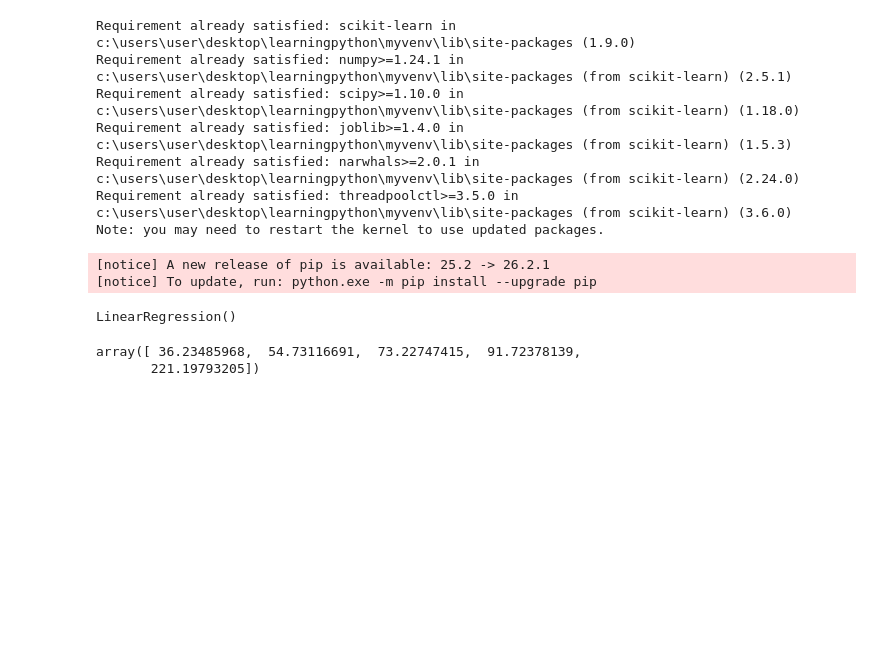
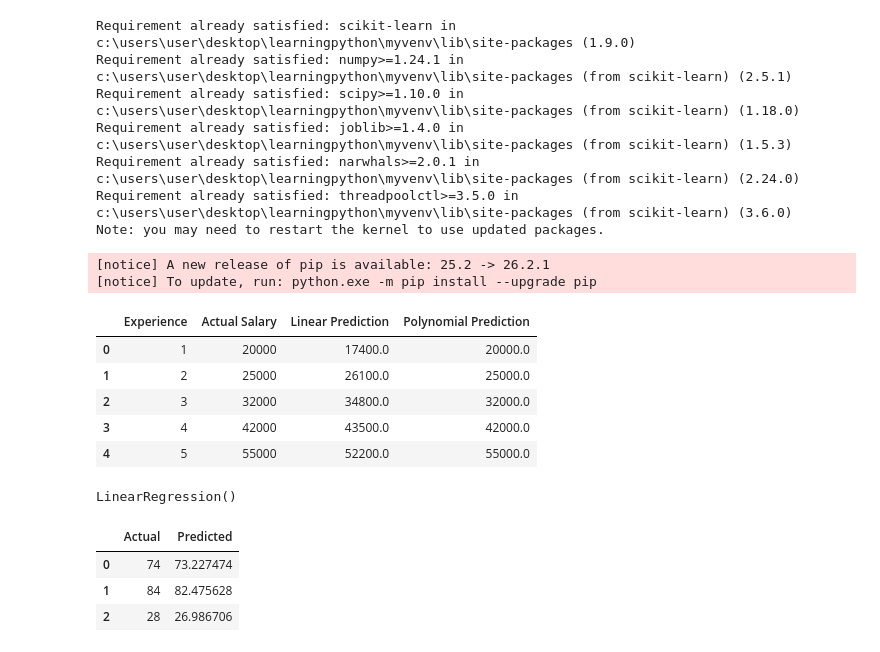
Before and after one commit to maheshbasnet089/AI-UDAAN-SERIES, a Jupyter notebook: regression.ipynb, the cells around one changed output. Saved outputs shown, nothing was run; the diff lists cells and outputs as text; code cells hidden in the pictures; blank space fills up the shorter version.

```diff
--- a/regression.ipynb
+++ b/regression.ipynb
@@ -20,3 +21,39 @@ from sklearn.model_selection import train_test_split
+# %%
+df = pd.DataFrame({
+    "Experience" : [1,2,3,4,5],
+    "Salary" : [20000,25000,32000,42000,55000]
+})
+X = df[["Experience"]]
+y = df["Salary"]
+linear_model = LinearRegression()
+linear_model.fit(X,y)
+linear_predict = linear_model.predict(X)
+#y = 8700 + 8700x
+
+poly = PolynomialFeatures(
+    degree = 4,
+    include_bias=False
+)
+X_poly = poly.fit_transform(X)
+poly_model = LinearRegression()
+poly_model.fit(X_poly,y)
+
+poly_predict = poly_model.predict(X_poly)
+poly_predict
+comparision = pd.DataFrame({
+    "Experience" : df["Experience"],
+    "Actual Salary" : y,
+    "Linear Prediction" : linear_predict,
+    "Polynomial Prediction" : poly_predict
+})
+comparision
+# %% [output]
+|  | Experience | Actual Salary | Linear Prediction | Polynomial Prediction |
+| 0 | 1 | 20000 | 17400.0 | 20000.0 |
+| 1 | 2 | 25000 | 26100.0 | 25000.0 |
+| 2 | 3 | 32000 | 34800.0 | 32000.0 |
+| 3 | 4 | 42000 | 43500.0 | 42000.0 |
+| 4 | 5 | 55000 | 52200.0 | 55000.0 |
 # %%
 df = pd.read_csv("datasets/student_multiple_features.csv")
 df["Attendance"] = pd.to_numeric(df["Attendance"],errors="coerce")
@@ -72,25 +109,27 @@ X_train, X_test, Y_train, Y_test = train_test_split(X,Y,test_size=0.2,random_sta
 model = LinearRegression()
 model.fit(X_train,Y_train)
 
-# predicted_Y = model.predict(X_test)
+predicted_Y = model.predict(X_test)
 
 
-# comparision = pd.DataFrame({
-#     "Actual" : Y_test,
-#     "Predicted" : predicted_Y
-# })
-# comparision
+comparision = pd.DataFrame({
+    "Actual" : Y_test,
+    "Predicted" : predicted_Y
+})
+comparision
 # # X_test
 
-new_students = np.array([
-    [2],
-    [4],
-    [6],
-    [8],
-    [22]
-])
-marks_prediction = model.predict(new_students)
-marks_prediction
+# new_students = np.array([
+#     [2],
+#     [4],
+#     [6],
+#     [8],
+#     [22]
+# ])
+# marks_prediction = model.predict(new_students)
+# marks_prediction
 # %% [output]
-array([ 36.23485968,  54.73116691,  73.22747415,  91.72378139,
-       221.19793205])
+|  | Actual | Predicted |
+| 0 | 74 | 73.227474 |
+| 1 | 84 | 82.475628 |
+| 2 | 28 | 26.986706 |
```
Also changed, not shown: parts of 2 cells of this notebook.
